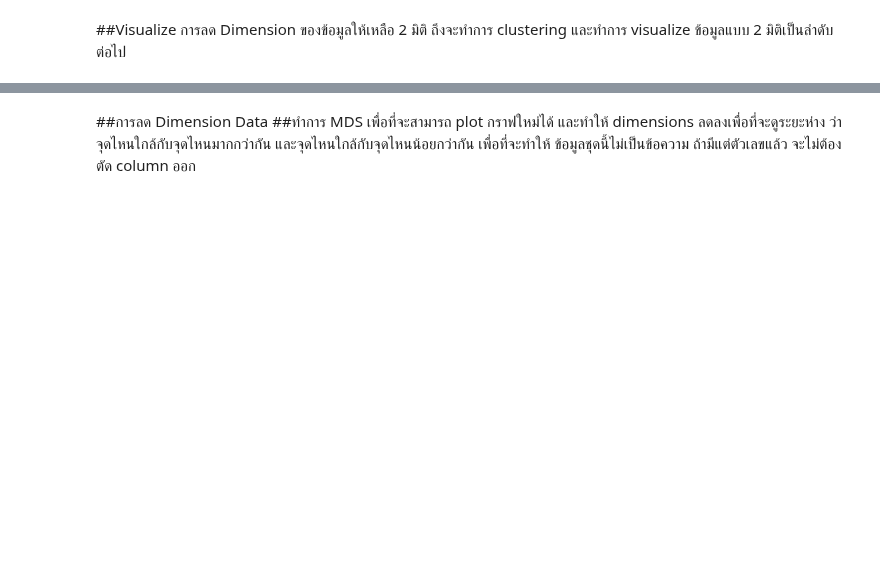
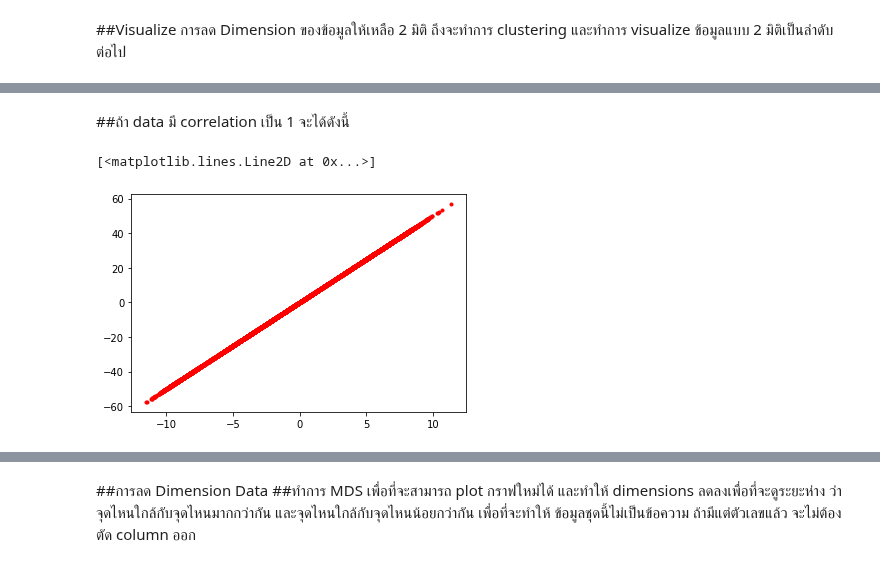
Before and after one commit to Jennapa-colab/multivariate, a Jupyter notebook: Multivariate_Exam.ipynb, the cells around one changed output, grey strips where cells are left out. Drawn from its saved outputs; the diff is of its cells as text; code cells hidden in the pictures; blank space fills up the shorter version.

```diff
--- a/Multivariate_Exam.ipynb
+++ b/Multivariate_Exam.ipynb
@@ -222,0 +310,7 @@ plt.ylabel('Silhouette Score');
+# %% [markdown]
+##ถ้า data มี correlation เป็น 1 จะได้ดังนี้
+# %%
+plt.plot(Data.iloc[:,25],Data.iloc[:,27],'r.')
+# %% [output]
+[<matplotlib.lines.Line2D at 0x...>]
+[figure, added]
```
Also changed, not shown: parts of 31 cells of this notebook.
